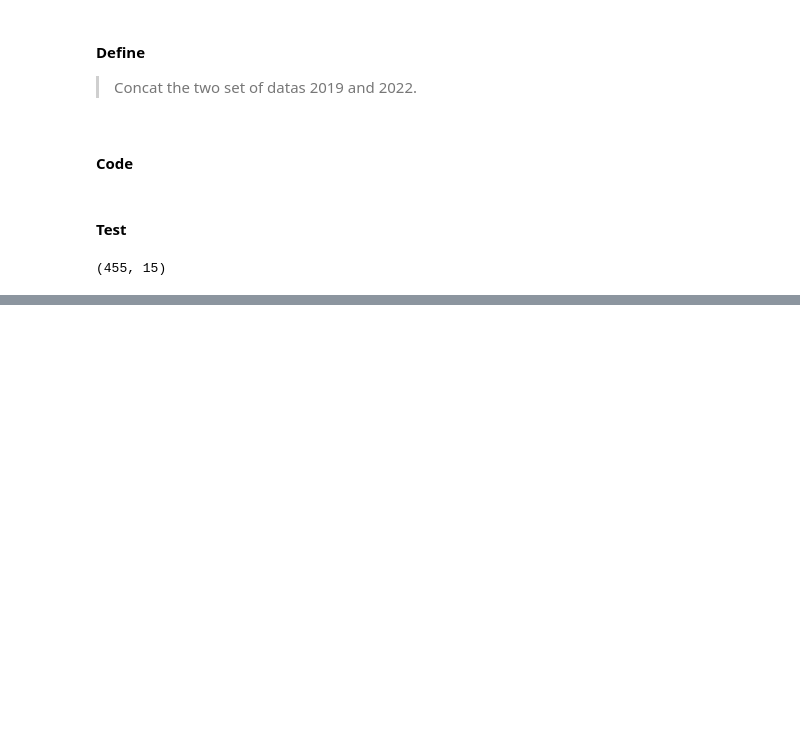
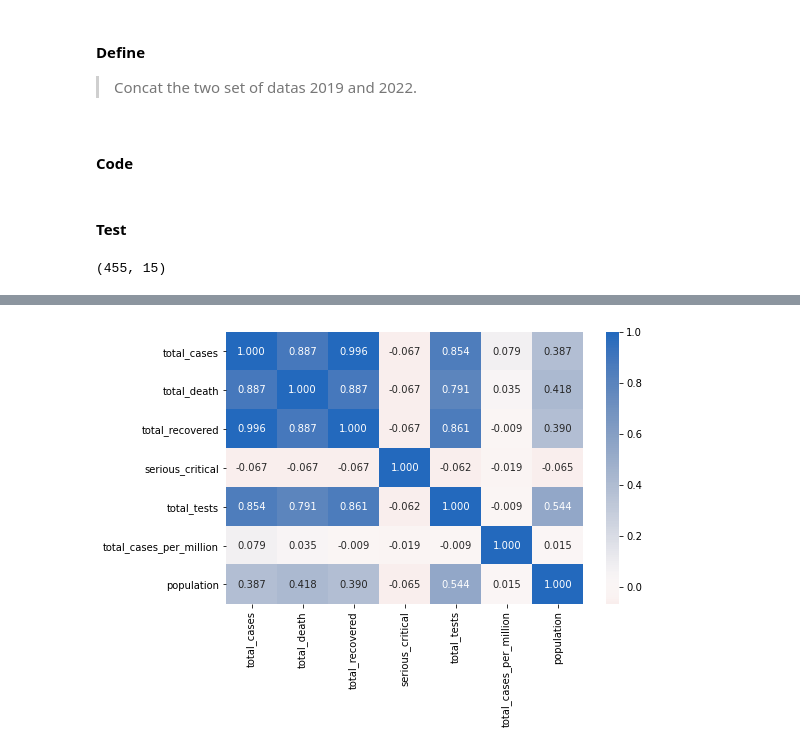
Before and after one commit to DATaxelBase/Coronavirus_dataset, a Jupyter notebook: Covid_19_part_I.ipynb, the cells around one changed output, grey strips where cells are left out. Drawn from its saved outputs; the diff is of its cells as text; code cells hidden in the pictures; blank space fills up the shorter version.

```diff
--- a/Covid_19_part_I.ipynb
+++ b/Covid_19_part_I.ipynb
@@ -761,0 +827,8 @@ df_final.to_csv('final_dataCov19.csv',index =False)
+# %%
+# correlation plot
+plt.figure(figsize = [8, 5])
+sb.heatmap(df_final[['total_cases', 'total_death','total_recovered','serious_critical','total_tests','total_cases_per_million','population']].corr(), annot = True, fmt = '.3f',
+           cmap = 'vlag_r', center = 0)
+plt.show()
+# %% [output]
+[figure, added]
```
Also changed, not shown: parts of 34 cells of this notebook.
